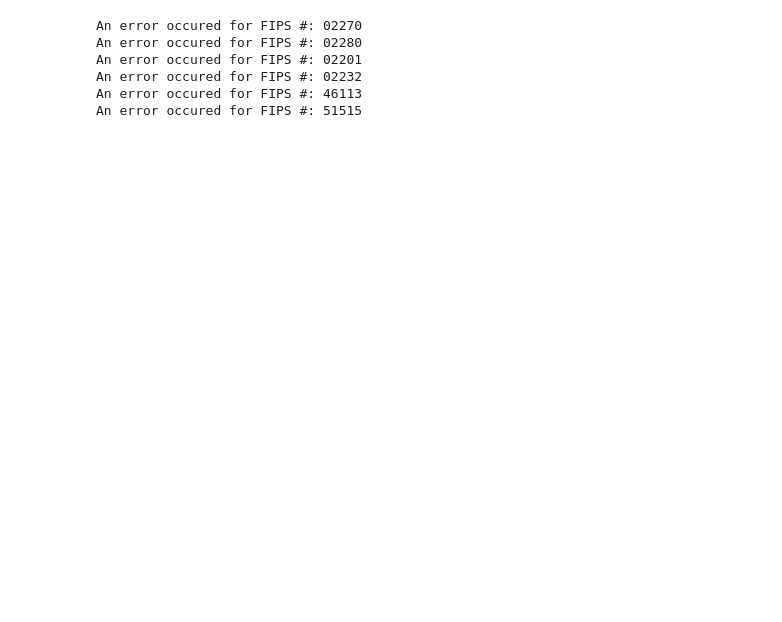
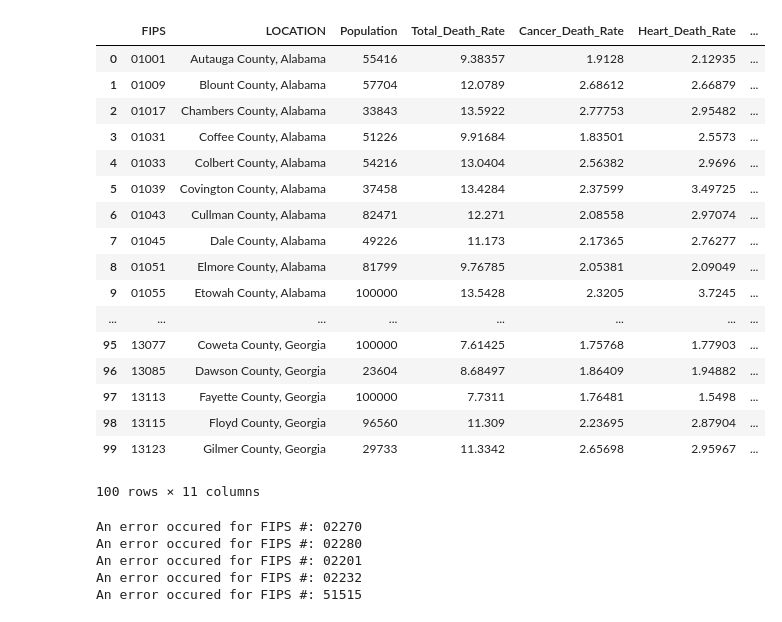
Before and after one commit to hlbarker2/MorbidCuriosity, a Jupyter notebook: Map Files/GeoJSON Cleaning.ipynb, the cells around one changed output. Drawn from its saved outputs; the diff is of its cells as text; code cells hidden in the pictures; blank space fills up the shorter version.

```diff
--- a/Map Files/GeoJSON Cleaning.ipynb
+++ b/Map Files/GeoJSON Cleaning.ipynb
@@ -33,0 +11,10 @@ death.head(15)
+# %%
+death = pd.read_csv("AllDeath.csv")
+death['FIPS'] = death['FIPS'].apply(lambda x: '{0:0>5}'.format(x))
+death["Population"] = death["Population"].fillna("0")
+death["Total per enrollee (age, sex, race, price adjusted)"] = death["Total per enrollee (age, sex, race, price adjusted)"].fillna("0")
+death["Total per enrollee (age, sex, race, price adjusted)"] = death["Total per enrollee (age, sex, race, price adjusted)"].str.replace(",", "")
+death["Population"] = death["Population"].astype('int64')
+death["Total per enrollee (age, sex, race, price adjusted)"] = death["Total per enrollee (age, sex, race, price adjusted)"].astype('float')
+death = death.fillna("Not Available")
+death.head(15)
@@ -34,3 +39,31 @@ death.head(15)
+# %%
+import numpy as np
+death["Population"] = np.where(death.Population > 100000, 100000, death.Population)
+death["Total per enrollee (age, sex, race, price adjusted)"] = np.where(death["Total per enrollee (age, sex, race, price adjusted)"] > 15000, 15000, death["Total per enrollee (age, sex, race, price adjusted)"])
+# %%
+death_clean = death[["FIPS", "LOCATION", "Population", "Total_Death_Rate", "Cancer_Death_Rate", "Heart_Death_Rate",
+               "Stroke_Death_Rate", "LowerResp_Death_Rate", "Accident_Death_Rate", "Life Expectancy",
+              "Total per enrollee (age, sex, race, price adjusted)"]]
+death_clean.head(100)
+# %% [output]
+|  | FIPS | LOCATION | Population | Total_Death_Rate | Cancer_Death_Rate | Heart_Death_Rate | ... |
+| 0 | 01001 | Autauga County, Alabama | 55416 | 9.38357 | 1.9128 | 2.12935 | ... |
+| 1 | 01009 | Blount County, Alabama | 57704 | 12.0789 | 2.68612 | 2.66879 | ... |
+| 2 | 01017 | Chambers County, Alabama | 33843 | 13.5922 | 2.77753 | 2.95482 | ... |
+| 3 | 01031 | Coffee County, Alabama | 51226 | 9.91684 | 1.83501 | 2.5573 | ... |
+| 4 | 01033 | Colbert County, Alabama | 54216 | 13.0404 | 2.56382 | 2.9696 | ... |
+| 5 | 01039 | Covington County, Alabama | 37458 | 13.4284 | 2.37599 | 3.49725 | ... |
+| 6 | 01043 | Cullman County, Alabama | 82471 | 12.271 | 2.08558 | 2.97074 | ... |
+| 7 | 01045 | Dale County, Alabama | 49226 | 11.173 | 2.17365 | 2.76277 | ... |
+| 8 | 01051 | Elmore County, Alabama | 81799 | 9.76785 | 2.05381 | 2.09049 | ... |
+| 9 | 01055 | Etowah County, Alabama | 100000 | 13.5428 | 2.3205 | 3.7245 | ... |
+| ... | ... | ... | ... | ... | ... | ... | ... |
+| 95 | 13077 | Coweta County, Georgia | 100000 | 7.61425 | 1.75768 | 1.77903 | ... |
+| 96 | 13085 | Dawson County, Georgia | 23604 | 8.68497 | 1.86409 | 1.94882 | ... |
+| 97 | 13113 | Fayette County, Georgia | 100000 | 7.7311 | 1.76481 | 1.5498 | ... |
+| 98 | 13115 | Floyd County, Georgia | 96560 | 11.309 | 2.23695 | 2.87904 | ... |
+| 99 | 13123 | Gilmer County, Georgia | 29733 | 11.3342 | 2.65698 | 2.95967 | ... |
+100 rows × 11 columns
 # %%
 states = ["Alabama", "Alaska", "Arizona", "Arkansas", "California", "Colorado", "Connecticut", "Delaware",
 "District_of_Columbia", "Florida", "Georgia", "Hawaii", "Idaho", "Illinois", "Indiana", "Iowa", "Kansas",
@@ -45,7 +78,7 @@ for state in states:
         for foo in features:
             try:
                 fips = foo['properties']["FIPS"]
-                deathdata = death.loc[death["FIPS"] == fips, :]
+                deathdata = death_clean.loc[death_clean["FIPS"] == fips, :]
                 deathdict = deathdata.to_dict(orient = 'records')[0]
                 foo["properties"] = deathdict
                 usgeojson["features"].append(foo)
@@ -56,7 +89,6 @@ An error occured for FIPS #: 02270
 An error occured for FIPS #: 02280
 An error occured for FIPS #: 02201
 An error occured for FIPS #: 02232
-An error occured for FIPS #: 46113
 An error occured for FIPS #: 51515
 # %%
 with open('us.geo.json', 'w') as fp:
```
Also changed, not shown: parts of 2 cells of this notebook.
